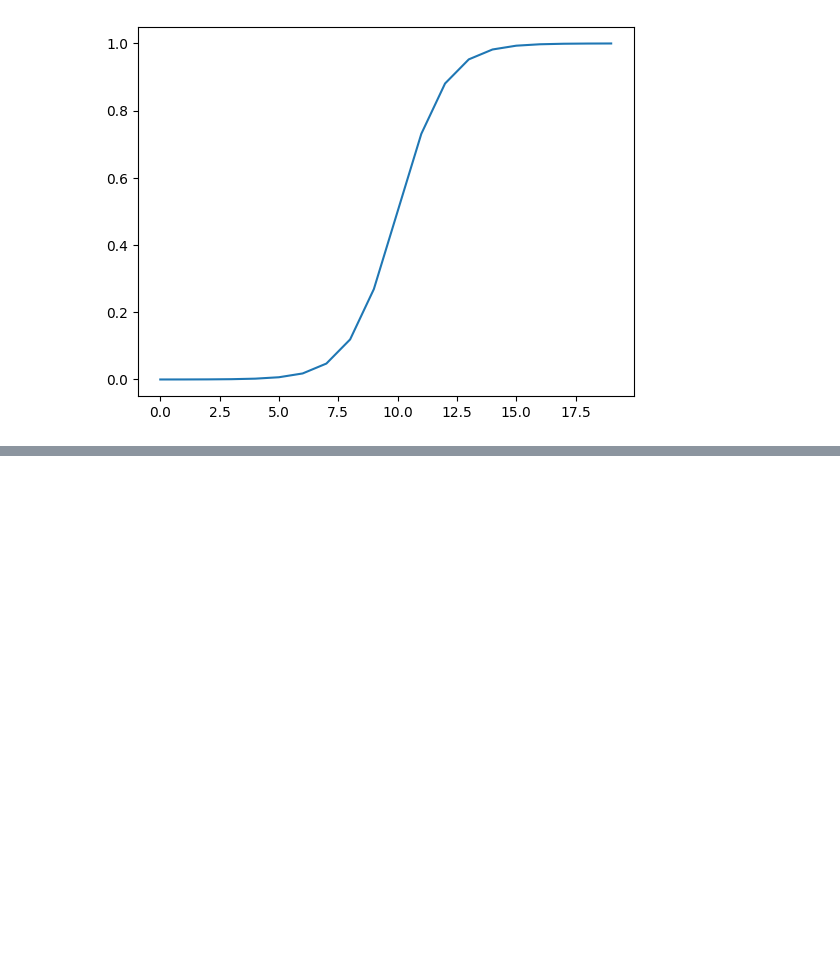
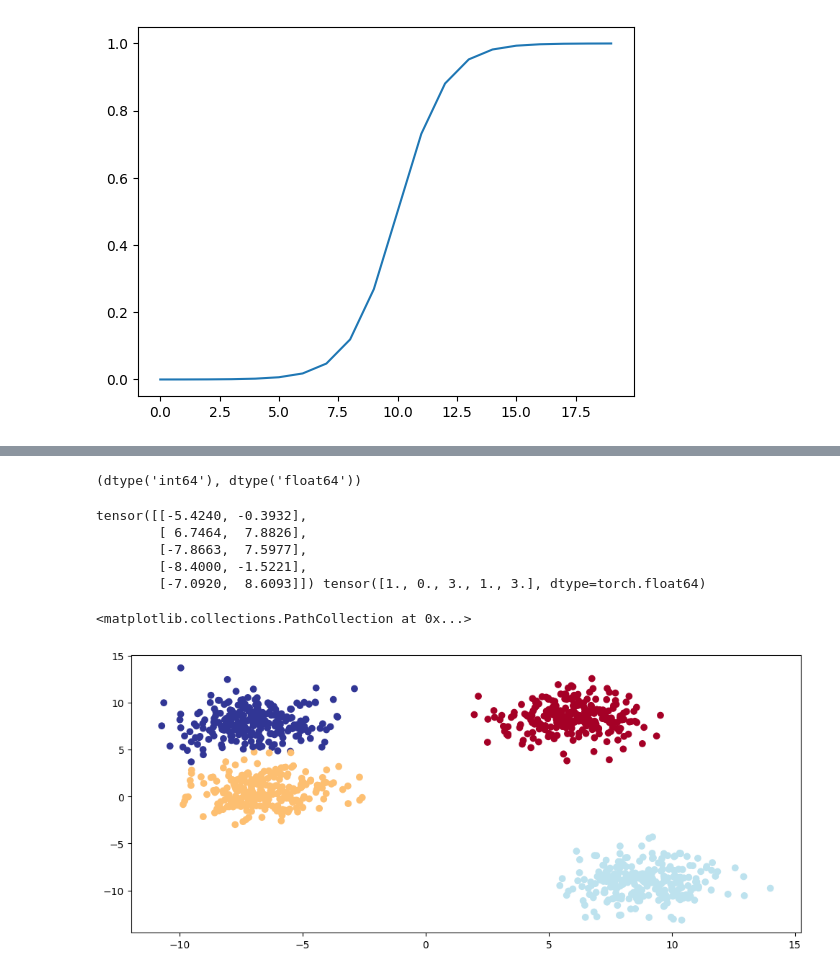
Before and after one commit to amanullahshah32/Deep-Learning, a Jupyter notebook: 02_PyTorch_Neural_Network_Classification.ipynb, the cells around one changed output, grey strips where cells are left out. Saved outputs shown, nothing was run; the diff lists cells and outputs as text; code cells hidden in the pictures; blank space fills up the shorter version.

```diff
--- a/02_PyTorch_Neural_Network_Classification.ipynb
+++ b/02_PyTorch_Neural_Network_Classification.ipynb
@@ -911,0 +935,27 @@ plt.plot(sigmoid(A))
+# %%
+# Set the number of hyperparameters for data creation
+Num_Classes = 4
+Num_Features = 2
+Random_Seed = 42
+
+# 1. Create a multi class data
+X_blob, y_blob = make_blobs(1000, # number of samples
+                            n_features= 2, # number of featuers
+                            centers = 6, # number of classes
+                            cluster_std = 1.5, # give the clusters a little shake up (try changing this to 1.0, the deafault)                            random_state = 42
+                            )
+# %%
+y_blob.dtype, X_blob.dtype
+# %% [output]
+(dtype('int64'), dtype('float64'))
+# %%
+# 2. Turn data into tensors
+X_blob = torch.from_numpy(X_blob).type(torch.float32)
+y_blob = torch.from_numpy(y_blob).type(torch.double)
+print(X_blob[:5], y_blob[:5])
+# %% [output]
+tensor([[-5.4240, -0.3932],
+        [ 6.7464,  7.8826],
+        [-7.8663,  7.5977],
+        [-8.4000, -1.5221],
+        [-7.0920,  8.6093]]) tensor([1., 0., 3., 1., 3.], dtype=torch.float64)
@@ -911,0 +965,7 @@ plt.plot(sigmoid(A))
+# %%
+# 4. Plot data
+plt.figure(figsize=(12,5))
+plt.scatter(X_blob[:, 0], X_blob[:, 1], c=y_blob, cmap=plt.cm.RdYlBu)
+# %% [output]
+<matplotlib.collections.PathCollection at 0x...>
+[figure, added]
```
Also changed, not shown: parts of 12 cells of this notebook.
